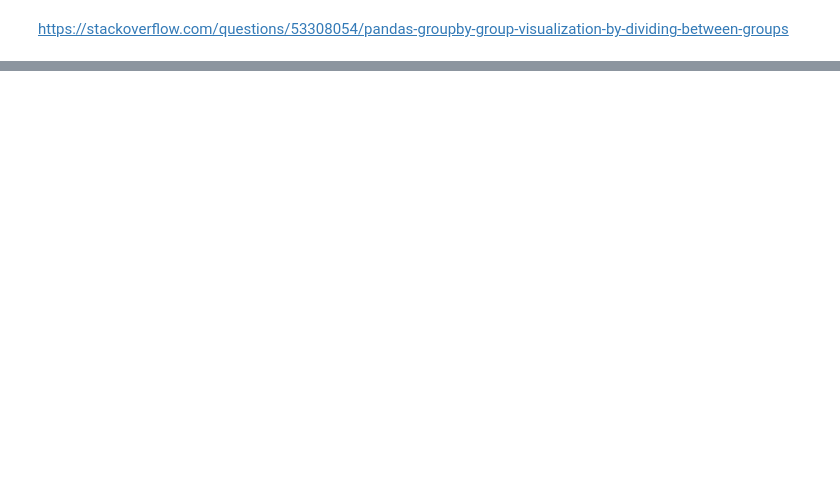
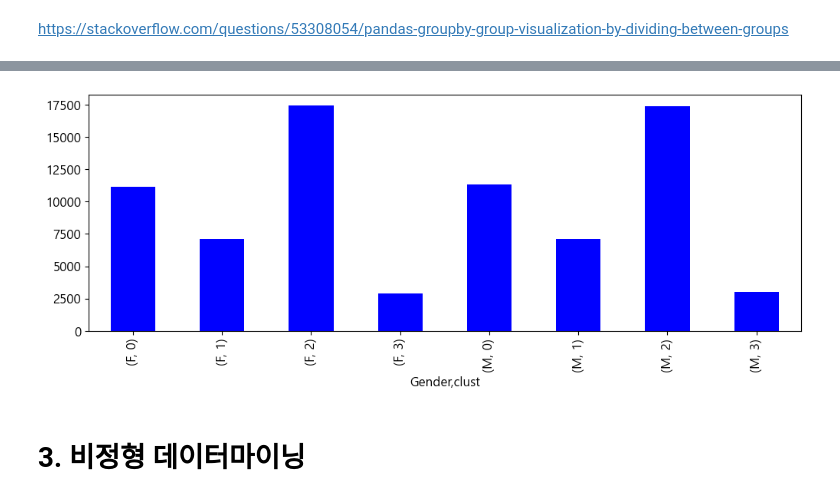
Before and after one commit to blueage98/adp_work, a Jupyter notebook: ADP-실기-R/모의고사 3회/모의고사 3회 연습.ipynb, the cells around one changed output, grey strips where cells are left out. Cells and saved outputs as stored; diff of their text form; code cells hidden in the pictures; blank space fills up the shorter version.

```diff
--- a/ADP-실기-R/모의고사 3회/모의고사 3회 연습.ipynb
+++ b/ADP-실기-R/모의고사 3회/모의고사 3회 연습.ipynb
@@ -355,0 +367,9 @@ https://stackoverflow.com/questions/53308054/pandas-groupby-group-visualization-
+# %%
+# 지역별 지출분석
+groups = friday.groupby(["Gender", "clust"])["Purchase"].mean()
+groups.plot.bar(color="blue")
+plt.show()
+# %% [output]
+[figure, added]
+# %% [markdown]
+# 3. 비정형 데이터마이닝
```
Also changed, not shown: parts of 14 cells of this notebook, 4 other files.
